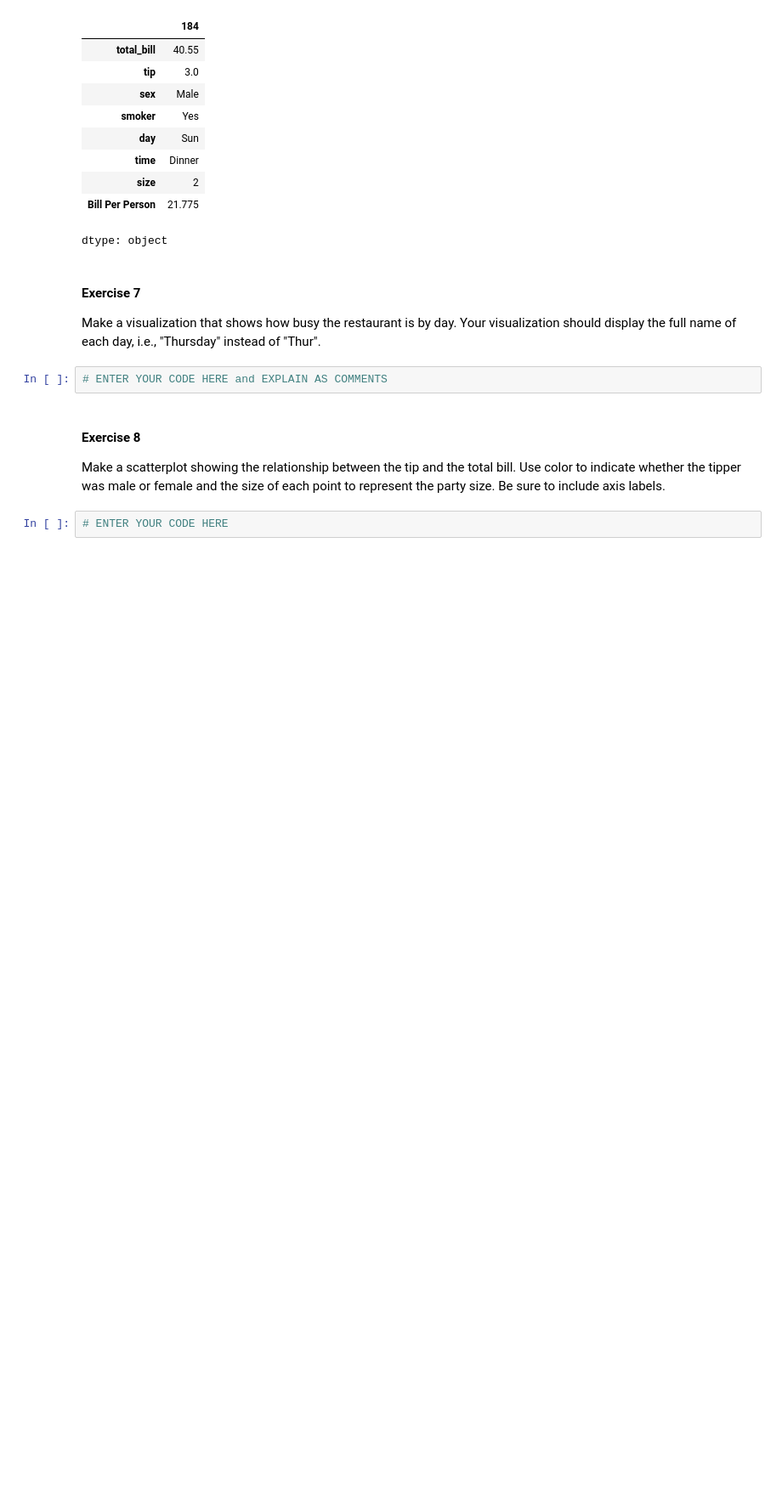
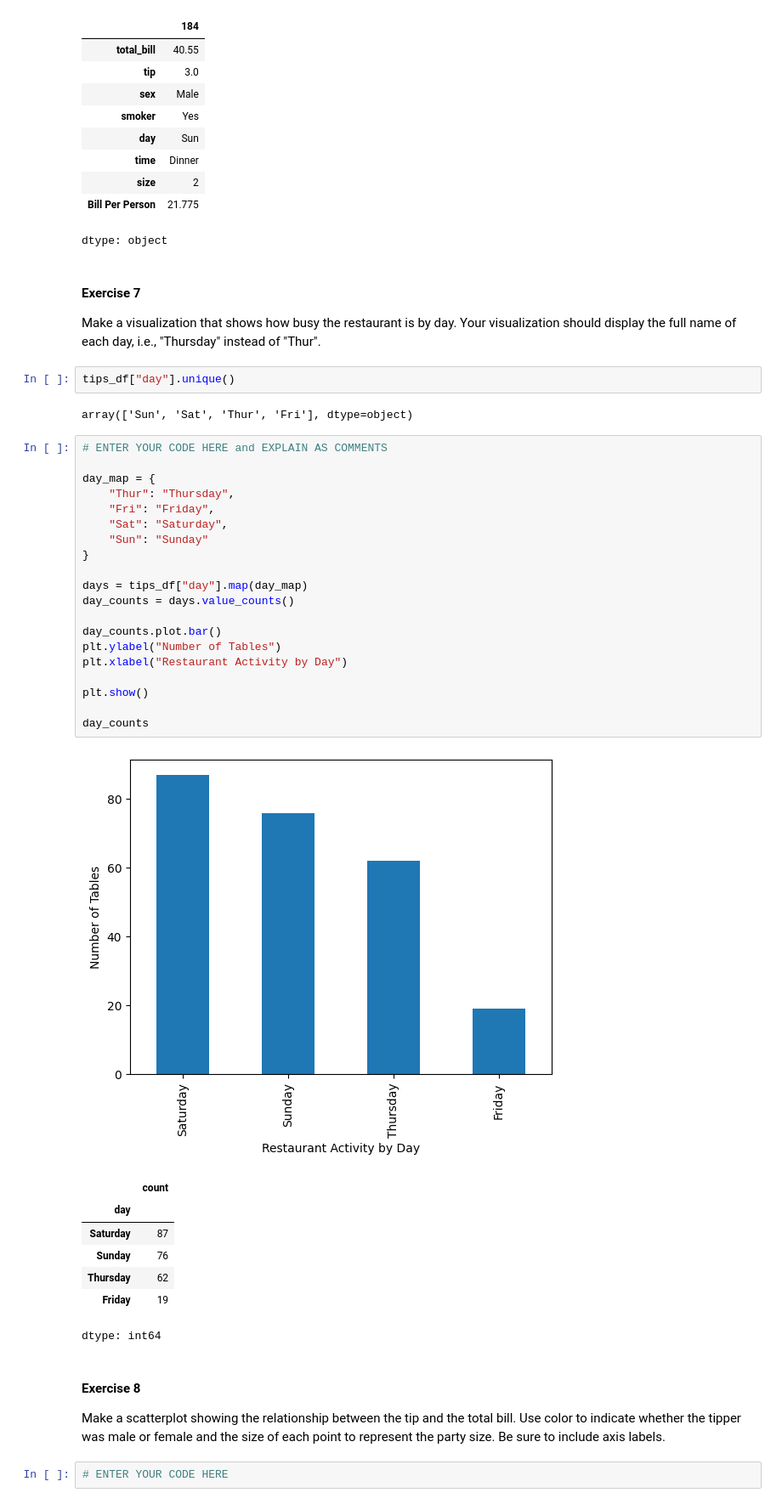
Before and after one commit to RndhS/CMPS-3160---Intro-to-Data-Science, a Jupyter notebook: _labs/Lab06/Lab06.ipynb, the cells around one changed output. Shown at 85% size. Saved outputs shown, nothing was run; the diff lists cells and outputs as text; blank space fills up the shorter version.

```diff
--- a/_labs/Lab06/Lab06.ipynb
+++ b/_labs/Lab06/Lab06.ipynb
@@ -686,8 +686,39 @@ dtype: object
 #### Exercise 7
 
  Make a visualization that shows how busy the restaurant is by day. Your visualization should display the full name of each day, i.e., "Thursday" instead of "Thur".
-# %%
-# ENTER YOUR CODE HERE and EXPLAIN AS COMMENTS
+# %%
+tips_df["day"].unique()
+# %% [output]
+array(['Sun', 'Sat', 'Thur', 'Fri'], dtype=object)
+# %%
+# ENTER YOUR CODE HERE and EXPLAIN AS COMMENTS
+
+day_map = {
+    "Thur": "Thursday",
+    "Fri": "Friday",
+    "Sat": "Saturday",
+    "Sun": "Sunday"
+}
+
+days = tips_df["day"].map(day_map)
+day_counts = days.value_counts()
+
+day_counts.plot.bar()
+plt.ylabel("Number of Tables")
+plt.xlabel("Restaurant Activity by Day")
+
+plt.show()
+
+day_counts
+# %% [output]
+[figure, added]
+|  | count |
+| day |  |
+| Saturday | 87 |
+| Sunday | 76 |
+| Thursday | 62 |
+| Friday | 19 |
+dtype: int64
 # %% [markdown]
 #### Exercise 8
  Make a scatterplot showing the relationship between the tip and the total bill. Use color to indicate whether the tipper was male or female and the size of each point to represent the party size. Be sure to include axis labels.
```
